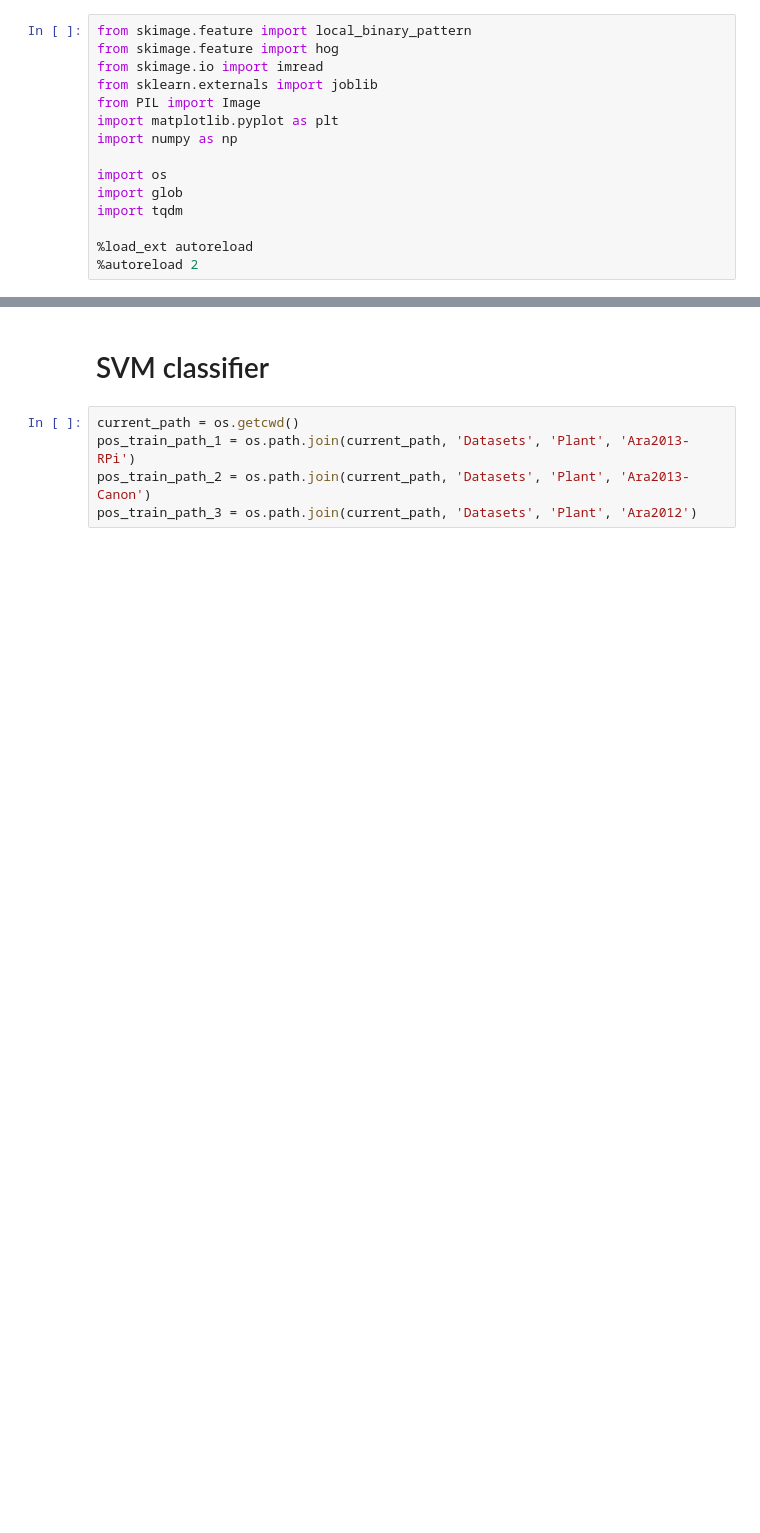
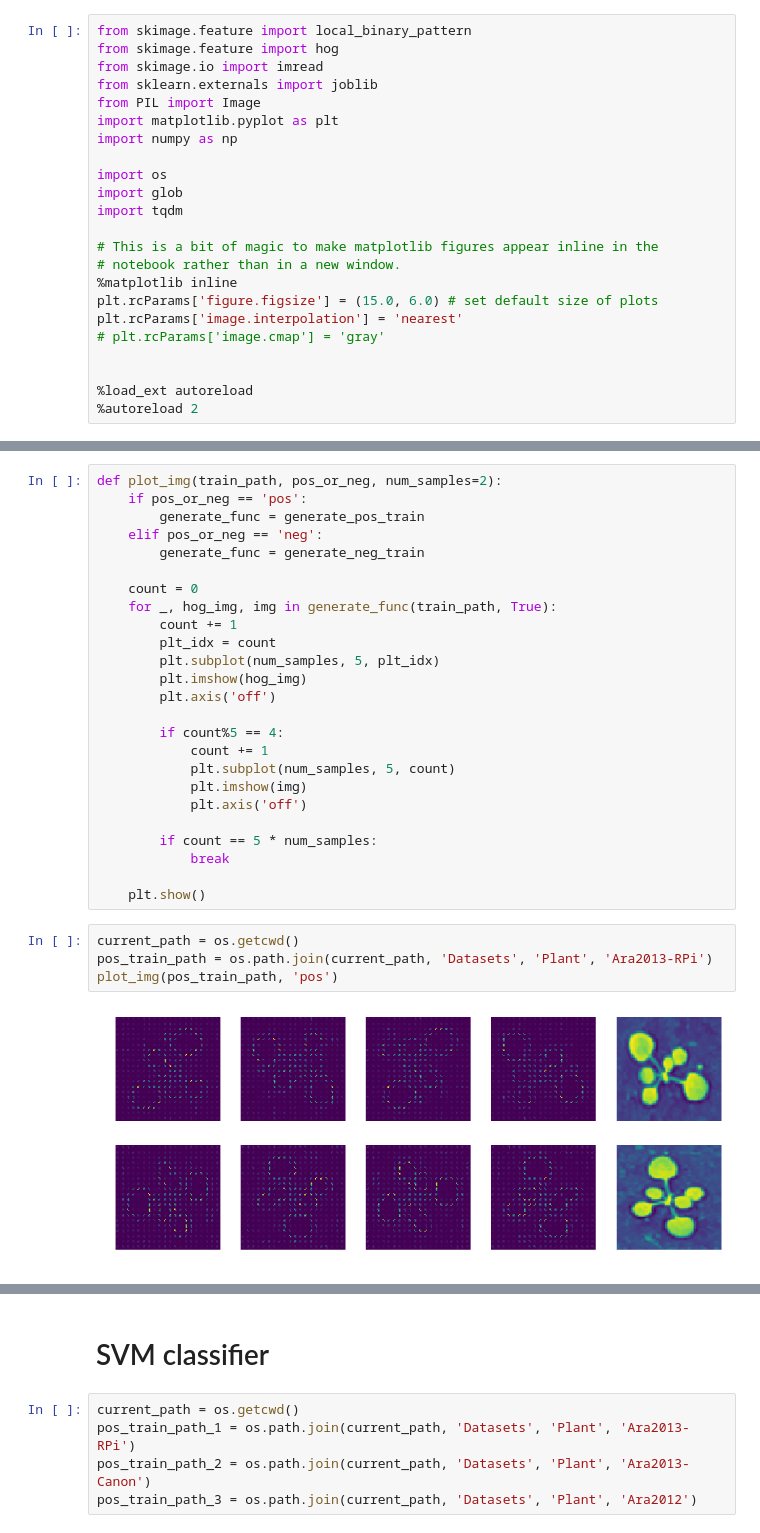
Before and after one commit to jiajuns/Crop-Detection, a Jupyter notebook: HogSVM.ipynb, the cells around one changed output, grey strips where cells are left out. Cells and saved outputs as stored; diff of their text form; blank space fills up the shorter version.

```diff
--- a/HogSVM.ipynb
+++ b/HogSVM.ipynb
@@ -11,5 +11,13 @@ import os
 import glob
 import tqdm
 
+# This is a bit of magic to make matplotlib figures appear inline in the
+# notebook rather than in a new window.
+%matplotlib inline
+plt.rcParams['figure.figsize'] = (15.0, 6.0) # set default size of plots
+plt.rcParams['image.interpolation'] = 'nearest'
+# plt.rcParams['image.cmap'] = 'gray'
+
+
 %load_ext autoreload
 %autoreload 2
@@ -46 +56,32 @@ NameError: name 'hog_img' is not defined
+# %%
+def plot_img(train_path, pos_or_neg, num_samples=2):
+    if pos_or_neg == 'pos':
+        generate_func = generate_pos_train
+    elif pos_or_neg == 'neg':
+        generate_func = generate_neg_train
+
+    count = 0
+    for _, hog_img, img in generate_func(train_path, True):
+        count += 1
+        plt_idx = count
+        plt.subplot(num_samples, 5, plt_idx)
+        plt.imshow(hog_img)
+        plt.axis('off')
+
+        if count%5 == 4:
+            count += 1
+            plt.subplot(num_samples, 5, count)
+            plt.imshow(img)
+            plt.axis('off')
+
+        if count == 5 * num_samples:
+            break
+
+    plt.show()
+# %%
+current_path = os.getcwd()
+pos_train_path = os.path.join(current_path, 'Datasets', 'Plant', 'Ara2013-RPi')
+plot_img(pos_train_path, 'pos')
+# %% [output]
+[figure, added]
 # %%
```
Also changed, not shown: parts of 13 cells of this notebook.
